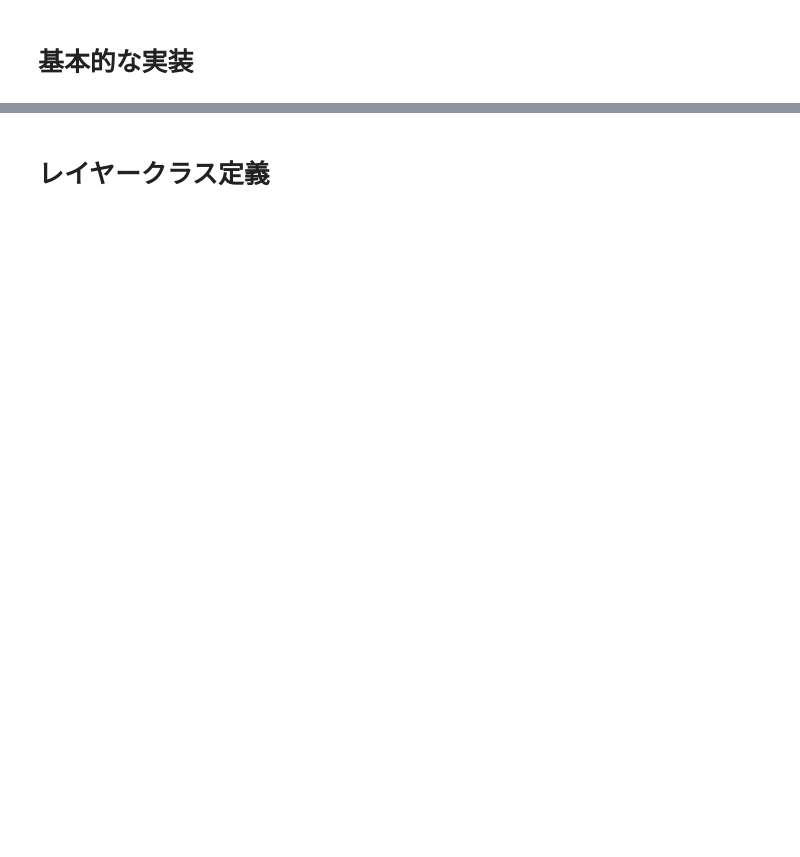
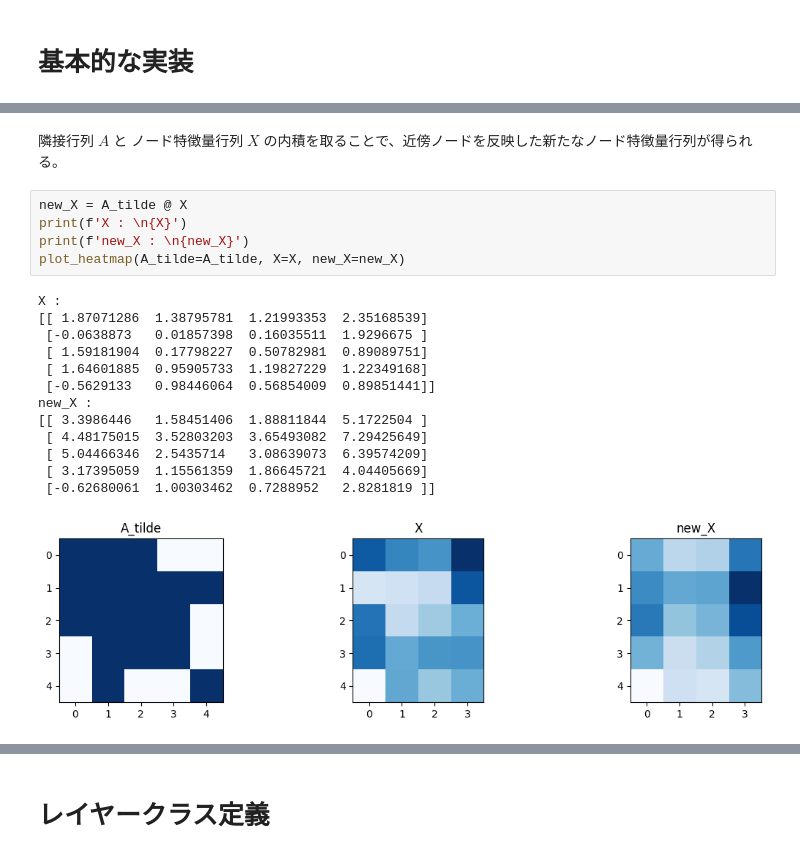
Before and after one commit to kurara-araruk/learning_GNNs, a Jupyter notebook: GCN_scratch.ipynb, the cells around one changed output, grey strips where cells are left out. Cells and saved outputs as stored; diff of their text form; blank space fills up the shorter version.

```diff
--- a/GCN_scratch.ipynb
+++ b/GCN_scratch.ipynb
@@ -76,0 +96,21 @@ print(new_X)
+# %% [markdown]
+隣接行列 $ A $ と ノード特徴量行列 $ X $ の内積を取ることで、近傍ノードを反映した新たなノード特徴量行列が得られる。
+# %%
+new_X = A_tilde @ X
+print(f'X : \n{X}')
+print(f'new_X : \n{new_X}')
+plot_heatmap(A_tilde=A_tilde, X=X, new_X=new_X)
+# %% [output]
+X :
+[[ 1.87071286  1.38795781  1.21993353  2.35168539]
+ [-0.0638873   0.01857398  0.16035511  1.9296675 ]
+ [ 1.59181904  0.17798227  0.50782981  0.89089751]
+ [ 1.64601885  0.95905733  1.19827229  1.22349168]
+ [-0.5629133   0.98446064  0.56854009  0.89851441]]
+new_X :
+[[ 3.3986446   1.58451406  1.88811844  5.1722504 ]
+ [ 4.48175015  3.52803203  3.65493082  7.29425649]
+ [ 5.04466346  2.5435714   3.08639073  6.39574209]
+ [ 3.17395059  1.15561359  1.86645721  4.04405669]
+ [-0.62680061  1.00303462  0.7288952   2.8281819 ]]
+[figure, added]
```
Also changed, not shown: parts of 17 cells of this notebook.
